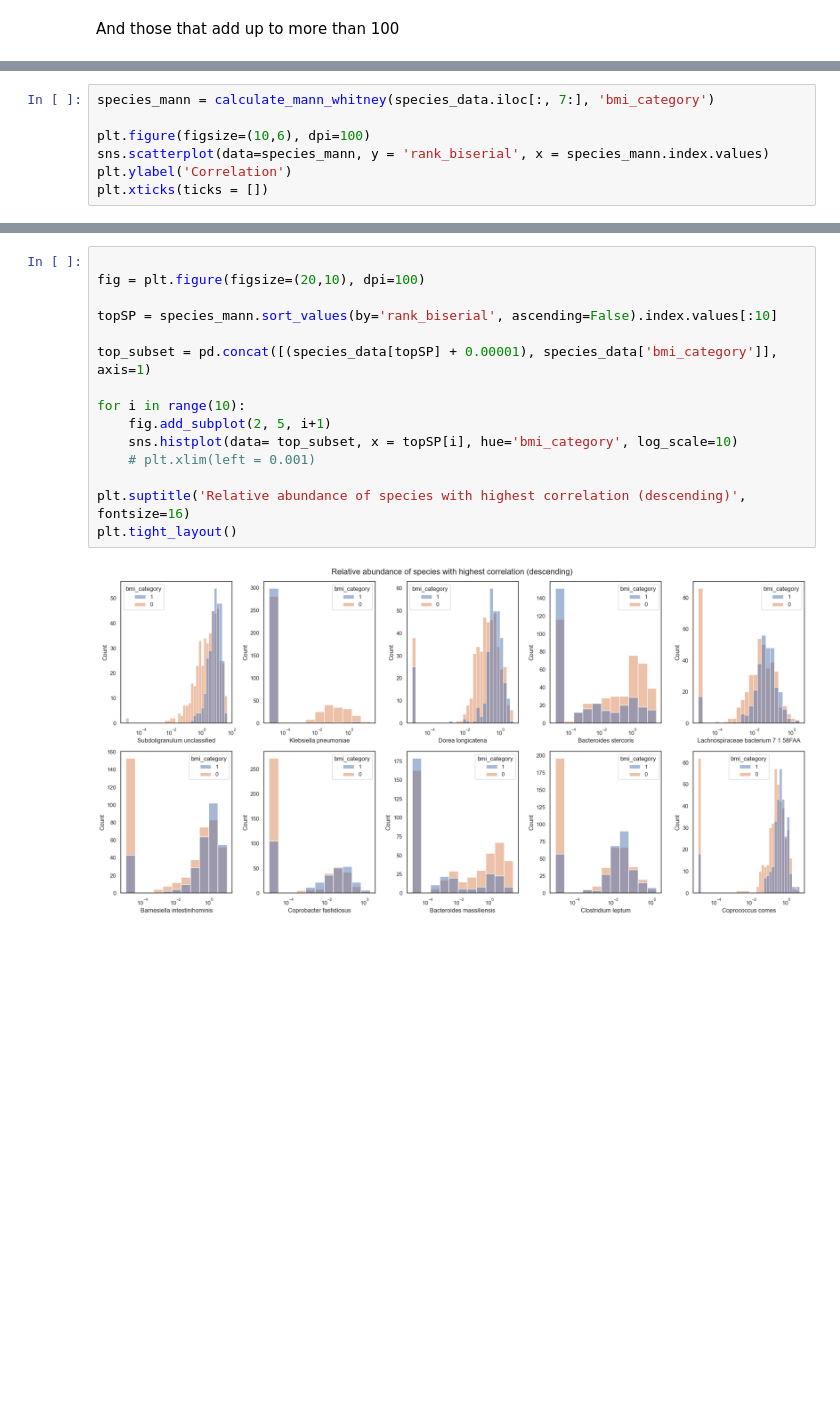
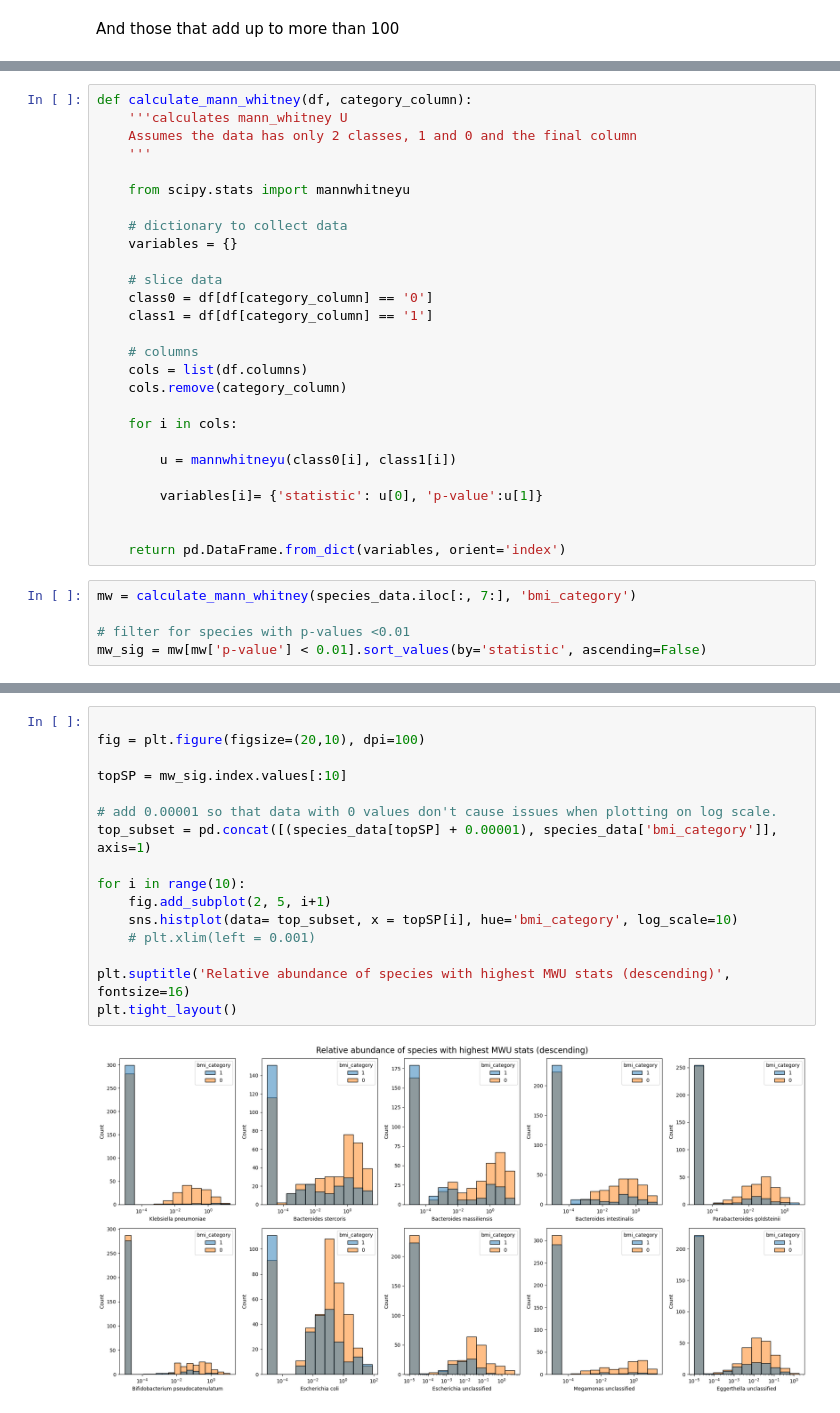
Before and after one commit to Geoff-CQW/obesity_stool, a Jupyter notebook: Project.ipynb, the cells around one changed output, grey strips where cells are left out. Cells and saved outputs as stored; diff of their text form; blank space fills up the shorter version.

```diff
--- a/Project.ipynb
+++ b/Project.ipynb
@@ -287,7 +260,32 @@ def calculate_mann_whitney(df, column_name):
+# %%
+def calculate_mann_whitney(df, category_column):
+    '''calculates mann_whitney U
+    Assumes the data has only 2 classes, 1 and 0 and the final column
+    '''
+
+    from scipy.stats import mannwhitneyu
+
+    # dictionary to collect data
+    variables = {}
+
+    # slice data
+    class0 = df[df[category_column] == '0']
+    class1 = df[df[category_column] == '1']
+
+    # columns
+    cols = list(df.columns)
+    cols.remove(category_column)
+
+    for i in cols:
+
+        u = mannwhitneyu(class0[i], class1[i])
+
+        variables[i]= {'statistic': u[0], 'p-value':u[1]}
+
+
+    return pd.DataFrame.from_dict(variables, orient='index')
 # %%
-species_mann = calculate_mann_whitney(species_data.iloc[:, 7:], 'bmi_category')
+mw = calculate_mann_whitney(species_data.iloc[:, 7:], 'bmi_category')
 
-plt.figure(figsize=(10,6), dpi=100)
-sns.scatterplot(data=species_mann, y = 'rank_biserial', x = species_mann.index.values)
-plt.ylabel('Correlation')
-plt.xticks(ticks = [])
+# filter for species with p-values <0.01
+mw_sig = mw[mw['p-value'] < 0.01].sort_values(by='statistic', ascending=False)
@@ -297,18 +294,19 @@ plt.xticks(ticks = [])
 # %%
 
 fig = plt.figure(figsize=(20,10), dpi=100)
 
-topSP = species_mann.sort_values(by='rank_biserial', ascending=False).index.values[:10]
+topSP = mw_sig.index.values[:10]
 
+# add 0.00001 so that data with 0 values don't cause issues when plotting on log scale.
 top_subset = pd.concat([(species_data[topSP] + 0.00001), species_data['bmi_category']], axis=1)
 
 for i in range(10):
     fig.add_subplot(2, 5, i+1)
     sns.histplot(data= top_subset, x = topSP[i], hue='bmi_category', log_scale=10)
     # plt.xlim(left = 0.001)
 
-plt.suptitle('Relative abundance of species with highest correlation (descending)', fontsize=16)
+plt.suptitle('Relative abundance of species with highest MWU stats (descending)', fontsize=16)
 plt.tight_layout()
 # %% [output]
-[figure, old version]
+[figure, new version]
 # %% [markdown]
```
Also changed, not shown: parts of 56 cells of this notebook, 5 other files.
